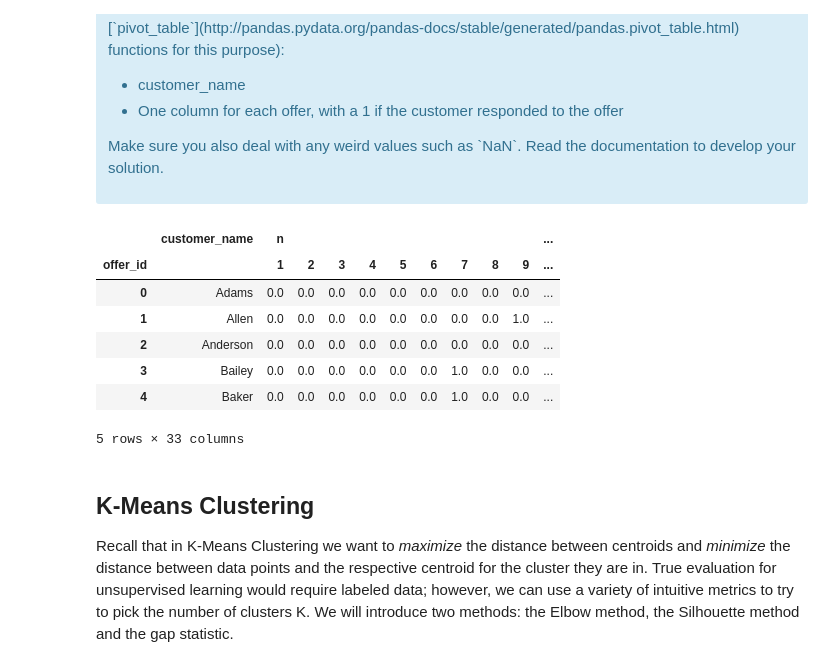
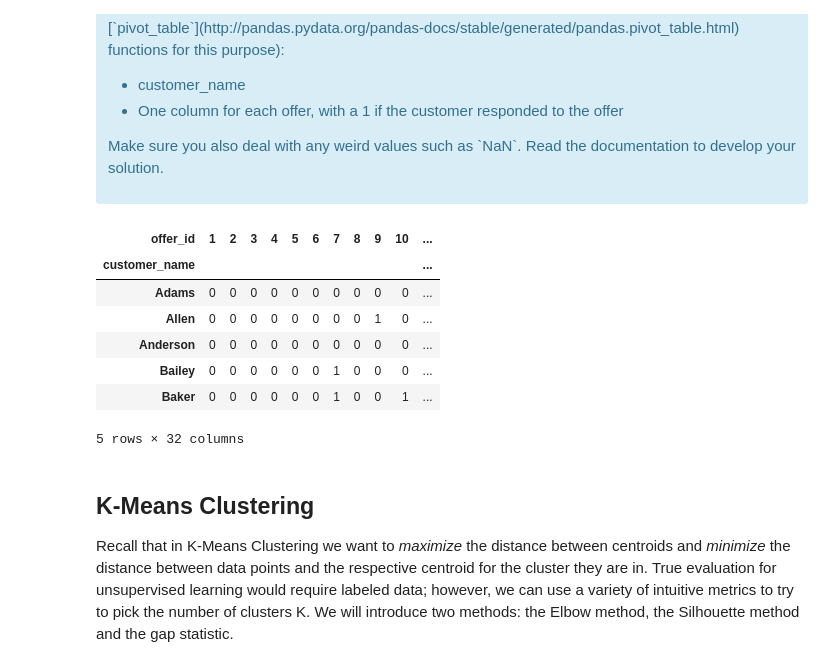
Before and after one commit to kneelagandan/ML_Regression, a Jupyter notebook: clustering/Mini_Project_Clustering.ipynb, the cells around one changed output. Drawn from its saved outputs; the diff is of its cells as text; code cells hidden in the pictures.

```diff
--- a/clustering/Mini_Project_Clustering.ipynb
+++ b/clustering/Mini_Project_Clustering.ipynb
@@ -59,20 +62,18 @@ The first thing we need is a way to compare customers. To do this, we're going t
 <p>Make sure you also deal with any weird values such as `NaN`. Read the documentation to develop your solution.</p>
 </div>
 # %%
-#your turn
-df_transactions.merge(df_offers)
-table = pd.pivot_table(df_transactions, columns='offer_id', index=['customer_name'], dropna=True)
-table = table.fillna(0).reset_index()
-table.head()
+df_merge = pd.merge(df_transactions, df_offers, on='offer_id')
+df_pivot = pd.pivot_table(df_transactions, values='n', columns='offer_id', index='customer_name', dropna=True, fill_value=0)
+df_pivot.head()
 # %% [output]
-|  | customer_name | n |  |  |  |  |  |  |  |  | ... |
-| offer_id |  | 1 | 2 | 3 | 4 | 5 | 6 | 7 | 8 | 9 | ... |
-| 0 | Adams | 0.0 | 0.0 | 0.0 | 0.0 | 0.0 | 0.0 | 0.0 | 0.0 | 0.0 | ... |
-| 1 | Allen | 0.0 | 0.0 | 0.0 | 0.0 | 0.0 | 0.0 | 0.0 | 0.0 | 1.0 | ... |
-| 2 | Anderson | 0.0 | 0.0 | 0.0 | 0.0 | 0.0 | 0.0 | 0.0 | 0.0 | 0.0 | ... |
-| 3 | Bailey | 0.0 | 0.0 | 0.0 | 0.0 | 0.0 | 0.0 | 1.0 | 0.0 | 0.0 | ... |
-| 4 | Baker | 0.0 | 0.0 | 0.0 | 0.0 | 0.0 | 0.0 | 1.0 | 0.0 | 0.0 | ... |
+| offer_id | 1 | 2 | 3 | 4 | 5 | 6 | 7 | 8 | 9 | 10 | ... |
+| customer_name |  |  |  |  |  |  |  |  |  |  | ... |
+| Adams | 0 | 0 | 0 | 0 | 0 | 0 | 0 | 0 | 0 | 0 | ... |
+| Allen | 0 | 0 | 0 | 0 | 0 | 0 | 0 | 0 | 1 | 0 | ... |
+| Anderson | 0 | 0 | 0 | 0 | 0 | 0 | 0 | 0 | 0 | 0 | ... |
+| Bailey | 0 | 0 | 0 | 0 | 0 | 0 | 1 | 0 | 0 | 0 | ... |
+| Baker | 0 | 0 | 0 | 0 | 0 | 0 | 1 | 0 | 0 | 1 | ... |
-5 rows × 33 columns
+5 rows × 32 columns
 # %% [markdown]
 ## K-Means Clustering
 
```
Also changed, not shown: parts of 19 cells of this notebook.
